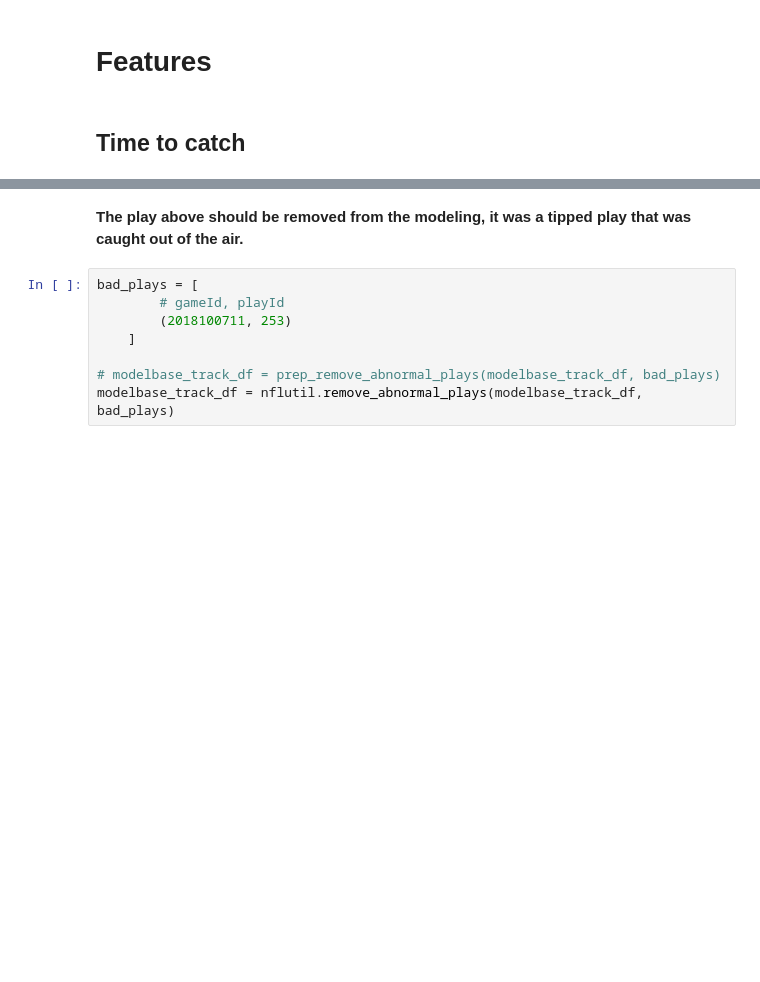
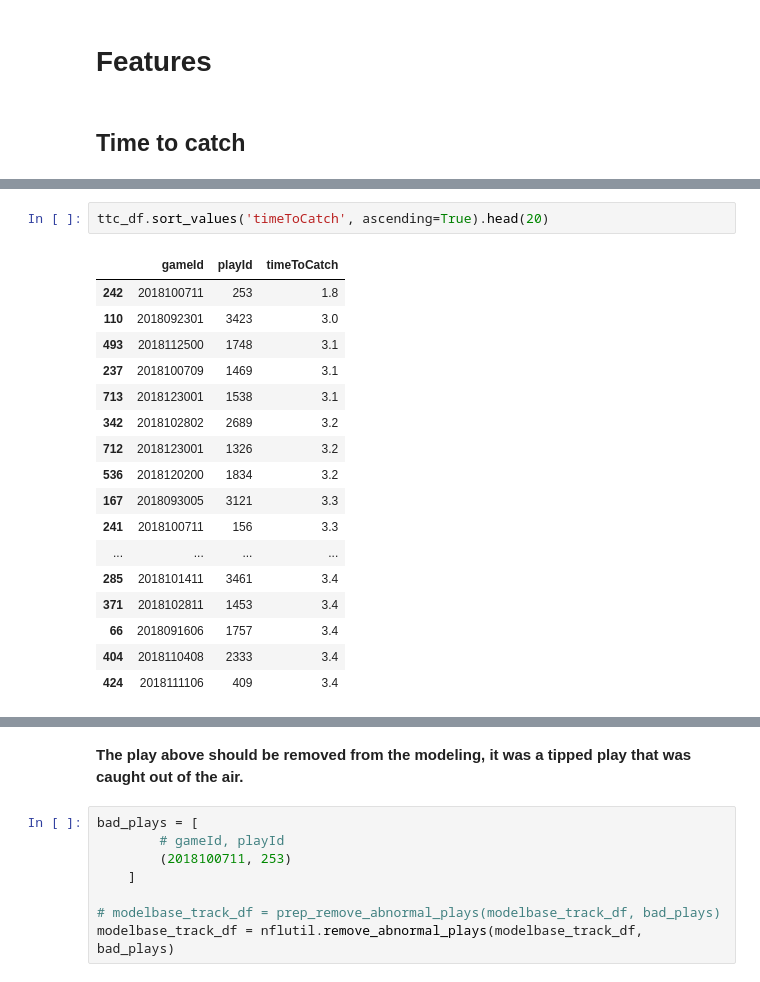
Before and after one commit to pschlais/kaggle_nfl_bdb_2022, a Jupyter notebook: 2_FeatureDefinition.ipynb, the cells around one changed output, grey strips where cells are left out. Drawn from its saved outputs; the diff is of its cells as text; blank space fills up the shorter version.

```diff
--- a/2_FeatureDefinition.ipynb
+++ b/2_FeatureDefinition.ipynb
@@ -103,3 +103,23 @@ ttc_df
+# %%
+ttc_df.sort_values('timeToCatch', ascending=True).head(20)
+# %% [output]
+|  | gameId | playId | timeToCatch |
+| 242 | 2018100711 | 253 | 1.8 |
+| 110 | 2018092301 | 3423 | 3.0 |
+| 493 | 2018112500 | 1748 | 3.1 |
+| 237 | 2018100709 | 1469 | 3.1 |
+| 713 | 2018123001 | 1538 | 3.1 |
+| 342 | 2018102802 | 2689 | 3.2 |
+| 712 | 2018123001 | 1326 | 3.2 |
+| 536 | 2018120200 | 1834 | 3.2 |
+| 167 | 2018093005 | 3121 | 3.3 |
+| 241 | 2018100711 | 156 | 3.3 |
+| ... | ... | ... | ... |
+| 285 | 2018101411 | 3461 | 3.4 |
+| 371 | 2018102811 | 1453 | 3.4 |
+| 66 | 2018091606 | 1757 | 3.4 |
+| 404 | 2018110408 | 2333 | 3.4 |
+| 424 | 2018111106 | 409 | 3.4 |
 # %%
 sns.histplot(data=ttc_df, x='timeToCatch',binwidth=0.1)
 # %% [output]
```
Also changed, not shown: parts of 17 cells of this notebook, 4 other files.
